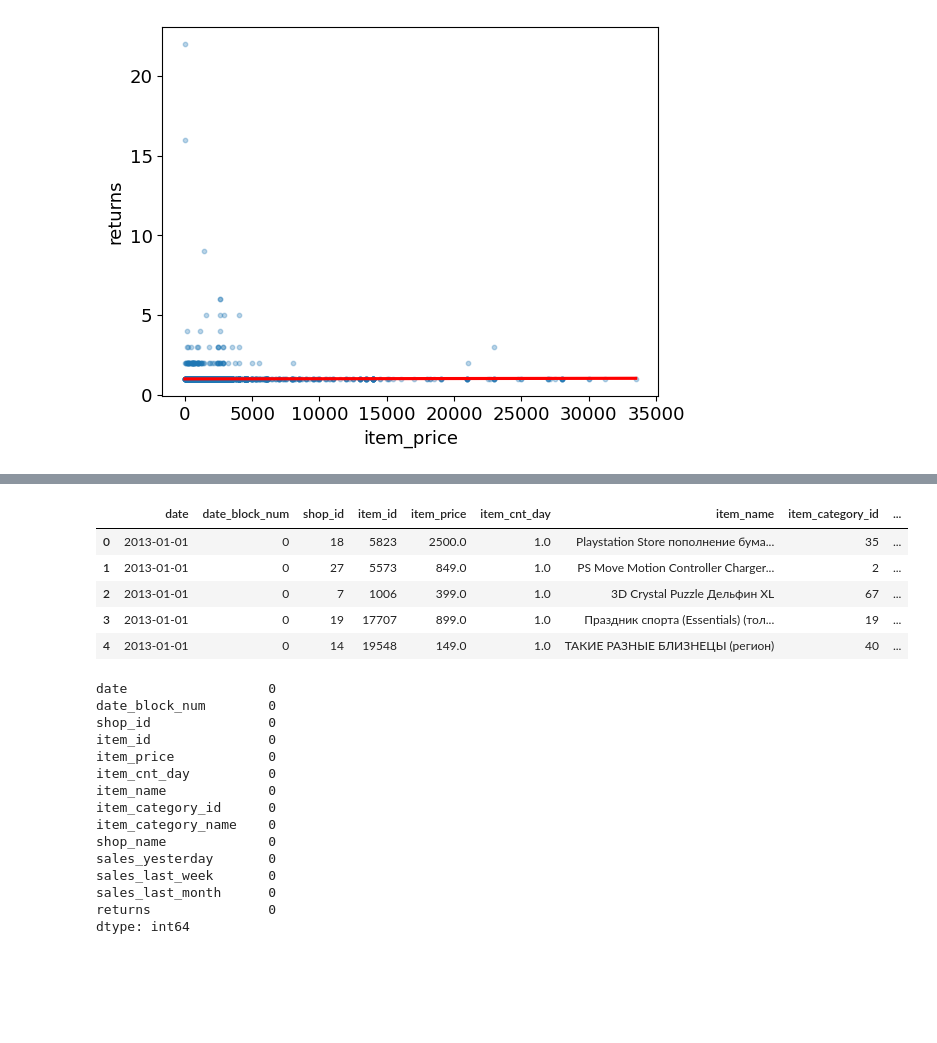
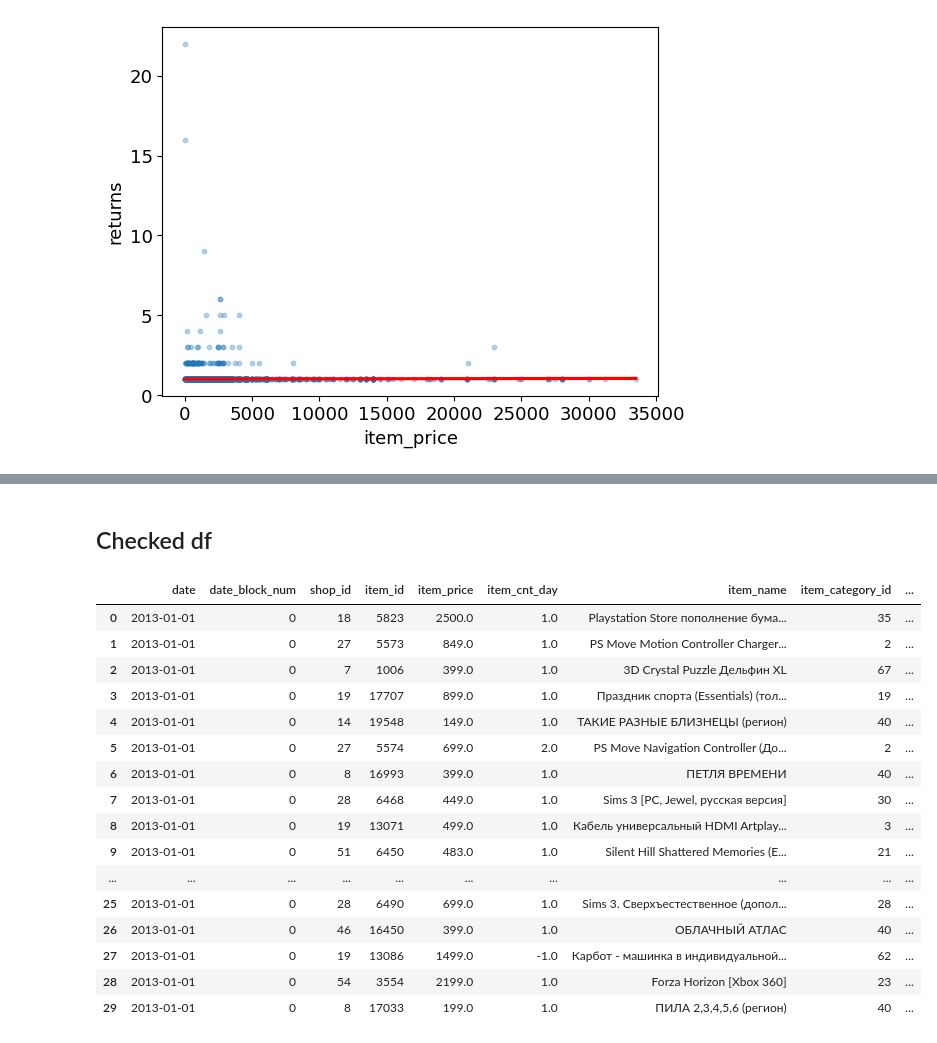
Before and after one commit to 200kgsquat/sales_prediction, a Jupyter notebook: notebooks/DQC_and_ETL.ipynb, the cells around one changed output, grey strips where cells are left out. Drawn from its saved outputs; the diff is of its cells as text; code cells hidden in the pictures; blank space fills up the shorter version.

```diff
--- a/notebooks/DQC_and_ETL.ipynb
+++ b/notebooks/DQC_and_ETL.ipynb
@@ -166,0 +184,4 @@ sns.boxplot(y = "item_cnt_day", data = df);
+# %%
+df = df[df["item_price"] > 0]
+# %%
+df["item_price"] = df["item_price"].clip(upper=50000)
@@ -212,5 +207,0 @@ ax.tick_params(axis = "x", labelrotation = 90)
-# %%
-df = df[(df["item_price"] > 0) & (df["item_price"] < 50000)]
-# %%
-for col in ['sales_yesterday', 'sales_last_week', 'sales_last_month']:
-    df[col] = df.groupby('item_id')[col].transform(lambda x: x.fillna(0))
@@ -217,27 +217,22 @@ for col in ['sales_yesterday', 'sales_last_week', 'sales_last_month']:
+# %% [markdown]
+## Checked df
 # %%
-df.head()
+df.head(30)
 # %% [output]
 |  | date | date_block_num | shop_id | item_id | item_price | item_cnt_day | item_name | item_category_id | ... |
 | 0 | 2013-01-01 | 0 | 18 | 5823 | 2500.0 | 1.0 | Playstation Store пополнение бума... | 35 | ... |
 | 1 | 2013-01-01 | 0 | 27 | 5573 | 849.0 | 1.0 | PS Move Motion Controller Charger... | 2 | ... |
 | 2 | 2013-01-01 | 0 | 7 | 1006 | 399.0 | 1.0 | 3D Crystal Puzzle Дельфин XL | 67 | ... |
 | 3 | 2013-01-01 | 0 | 19 | 17707 | 899.0 | 1.0 | Праздник спорта (Essentials) (тол... | 19 | ... |
 | 4 | 2013-01-01 | 0 | 14 | 19548 | 149.0 | 1.0 | ТАКИЕ РАЗНЫЕ БЛИЗНЕЦЫ (регион) | 40 | ... |
+| 5 | 2013-01-01 | 0 | 27 | 5574 | 699.0 | 2.0 | PS Move Navigation Controller (До... | 2 | ... |
+| 6 | 2013-01-01 | 0 | 8 | 16993 | 399.0 | 1.0 | ПЕТЛЯ ВРЕМЕНИ | 40 | ... |
+| 7 | 2013-01-01 | 0 | 28 | 6468 | 449.0 | 1.0 | Sims 3 [PC, Jewel, русская версия] | 30 | ... |
+| 8 | 2013-01-01 | 0 | 19 | 13071 | 499.0 | 1.0 | Кабель универсальный HDMI Artplay... | 3 | ... |
+| 9 | 2013-01-01 | 0 | 51 | 6450 | 483.0 | 1.0 | Silent Hill Shattered Memories (E... | 21 | ... |
+| ... | ... | ... | ... | ... | ... | ... | ... | ... | ... |
+| 25 | 2013-01-01 | 0 | 28 | 6490 | 699.0 | 1.0 | Sims 3. Сверхъестественное (допол... | 28 | ... |
+| 26 | 2013-01-01 | 0 | 46 | 16450 | 399.0 | 1.0 | ОБЛАЧНЫЙ АТЛАС | 40 | ... |
+| 27 | 2013-01-01 | 0 | 19 | 13086 | 1499.0 | -1.0 | Карбот - машинка в индивидуальной... | 62 | ... |
+| 28 | 2013-01-01 | 0 | 54 | 3554 | 2199.0 | 1.0 | Forza Horizon [Xbox 360] | 23 | ... |
+| 29 | 2013-01-01 | 0 | 8 | 17033 | 199.0 | 1.0 | ПИЛА 2,3,4,5,6 (регион) | 40 | ... |
-# %%
-df.isna().sum()
-# %% [output]
-date                  0
-date_block_num        0
-shop_id               0
-item_id               0
-item_price            0
-item_cnt_day          0
-item_name             0
-item_category_id      0
-item_category_name    0
-shop_name             0
-sales_yesterday       0
-sales_last_week       0
-sales_last_month      0
-returns               0
-dtype: int64
```
Also changed, not shown: parts of 38 cells of this notebook.
